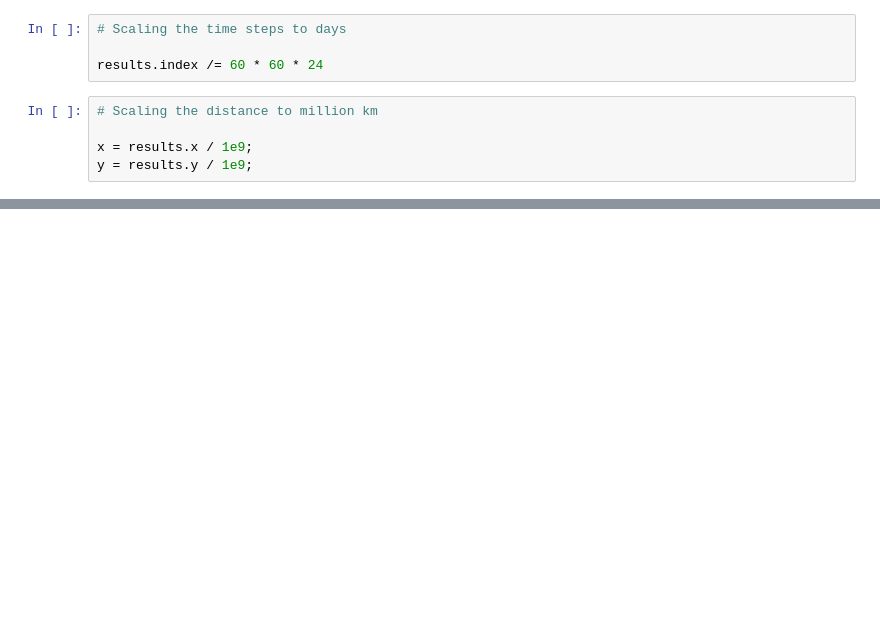
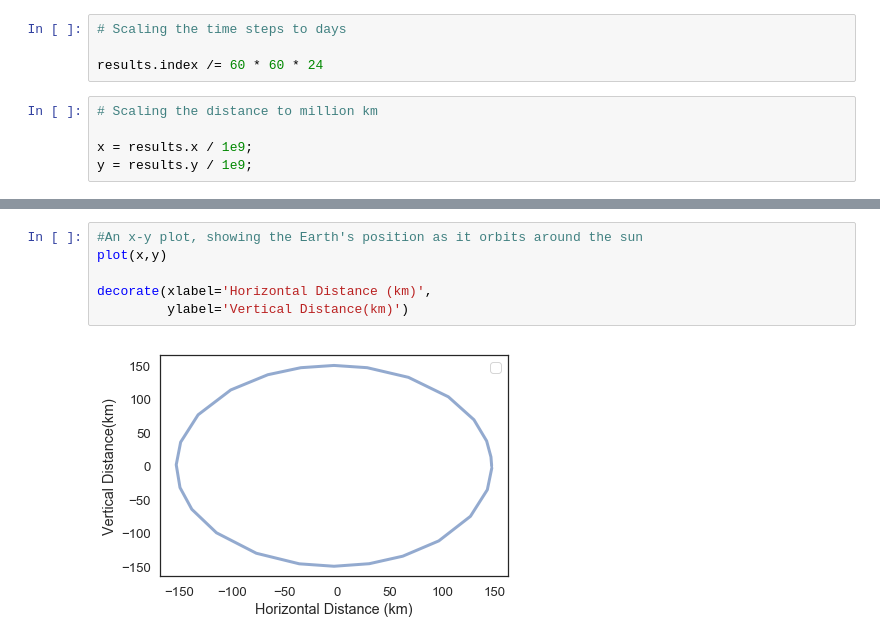
Before and after one commit to arwensadler/ModSimPy, a Jupyter notebook: code/orbit_homework.ipynb, the cells around one changed output, grey strips where cells are left out. Drawn from its saved outputs; the diff is of its cells as text; blank space fills up the shorter version.

```diff
--- a/code/orbit_homework.ipynb
+++ b/code/orbit_homework.ipynb
@@ -196,0 +166,8 @@ decorate(xlabel='Time (day)',
+# %%
+#An x-y plot, showing the Earth's position as it orbits around the sun
+plot(x,y)
+
+decorate(xlabel='Horizontal Distance (km)',
+         ylabel='Vertical Distance(km)')
+# %% [output]
+[figure, added]
```
Also changed, not shown: parts of 17 cells of this notebook.
